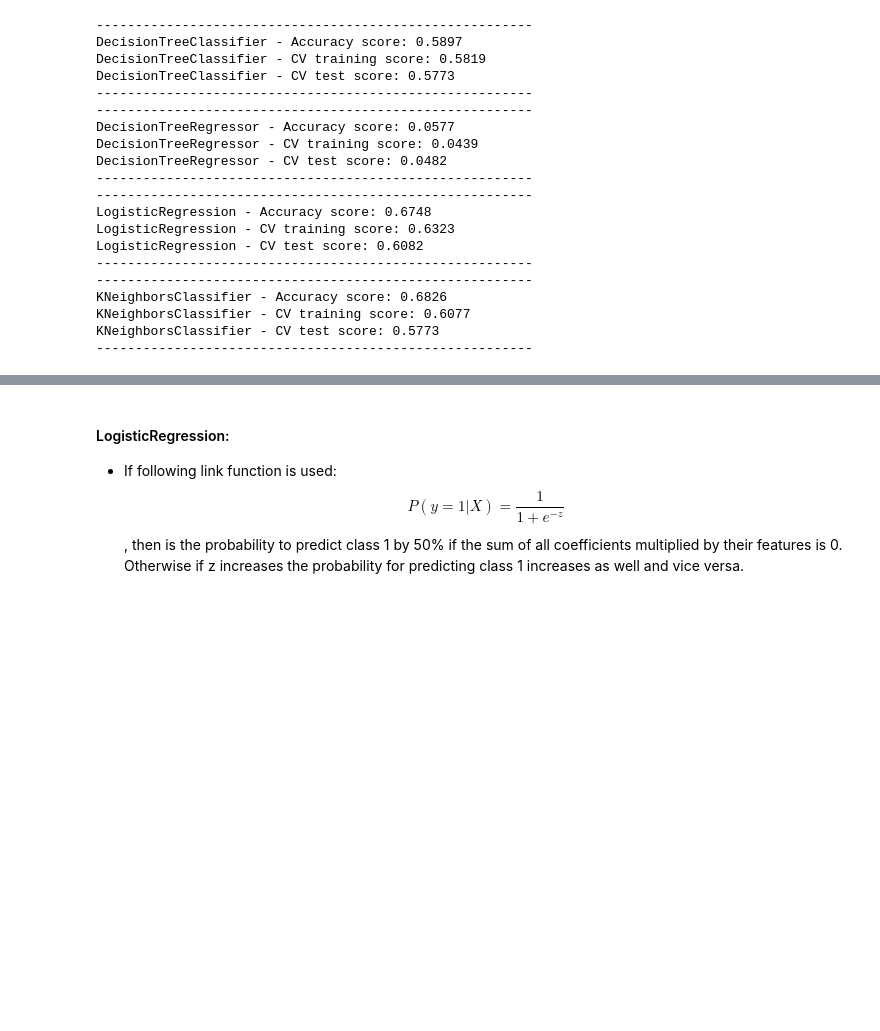
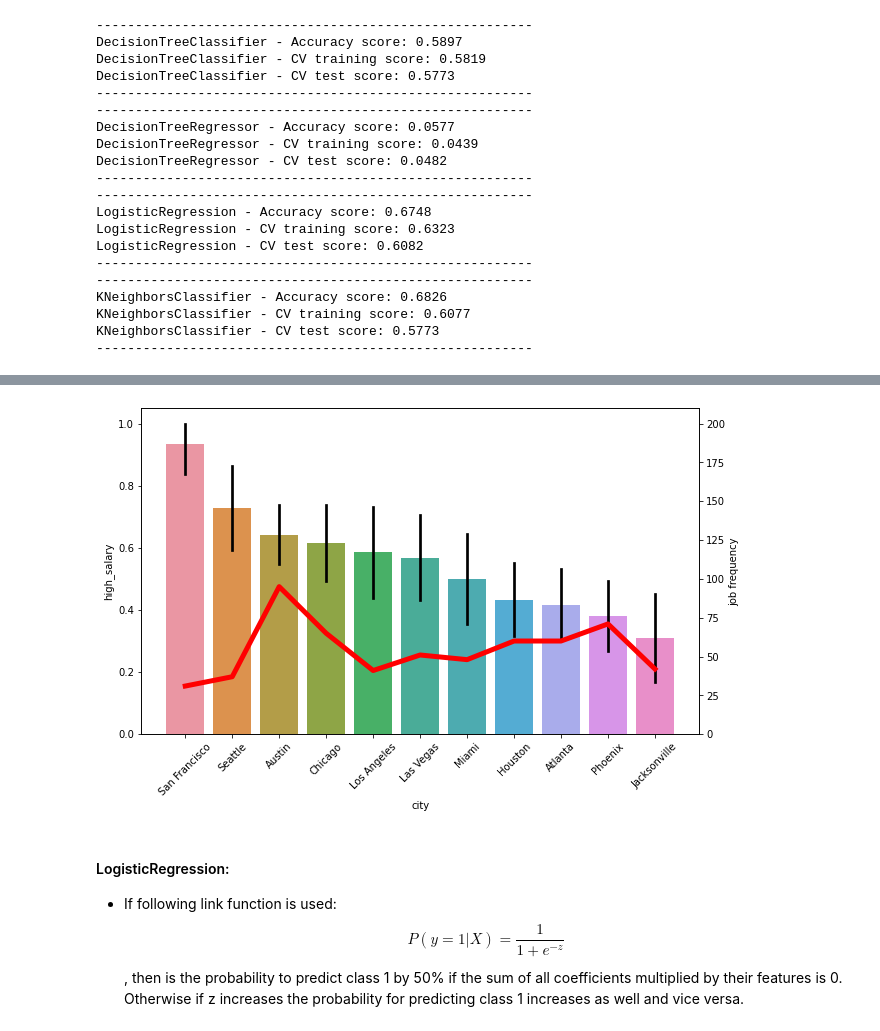
Before and after one commit to androi7/ds-mini-projects, a Jupyter notebook: WebScraping/Salary.ipynb, the cells around one changed output, grey strips where cells are left out. Drawn from its saved outputs; the diff is of its cells as text; code cells hidden in the pictures; blank space fills up the shorter version.

Commit message:
fix: get feature names from the pipeline
feat: create plot of cities with highest salary income and at least 30 jobs

```diff
--- a/WebScraping/Salary.ipynb
+++ b/WebScraping/Salary.ipynb
@@ -1375,0 +1371,11 @@ pd.DataFrame(list(zip(X_train.columns, estimators[1].best_estimator_.feature_imp
+# %%
+# show mean salary income of cities which offer at least 30 jobs
+city_order = jobs.groupby('city').agg({'company': 'count'}).company > 20
+city_order
+
+cities = jobs.groupby('city').agg({lambda x: x.count() > 30})['company']
+cities_idx = cities[cities.values.ravel()].index
+
+cities_above_30_jobs = jobs[jobs['city'].isin(cities_idx)].groupby('city')[['high_salary']] \
+                           .mean().sort_values('high_salary', ascending=False)
+cities_above_30_jobs.head(5)
@@ -1376,3 +1390,15 @@ pd.DataFrame(list(zip(X_train.columns, estimators[1].best_estimator_.feature_imp
+# %%
+fig, ax = plt.subplots(figsize=(10,6))
+sns.barplot(x='city', y='high_salary', data=jobs, order=cities_above_30_jobs.index,
+            errcolor='k')
+plt2 = plt.twinx()
+plt2.set_ylim([0, 210])
+plt2.plot(jobs.groupby('city').size().reindex(cities_above_30_jobs.index), lw=5, c='r')
+plt2.set_ylabel('job frequency')
+ax.set_xticklabels(ax.get_xticklabels(), rotation=45)
+plt.show()
+# %% [output]
+[figure, added]
 # %% [markdown]
 #### LogisticRegression:
 - If following link function is used:
```
Also changed, not shown: parts of 11 cells of this notebook.
